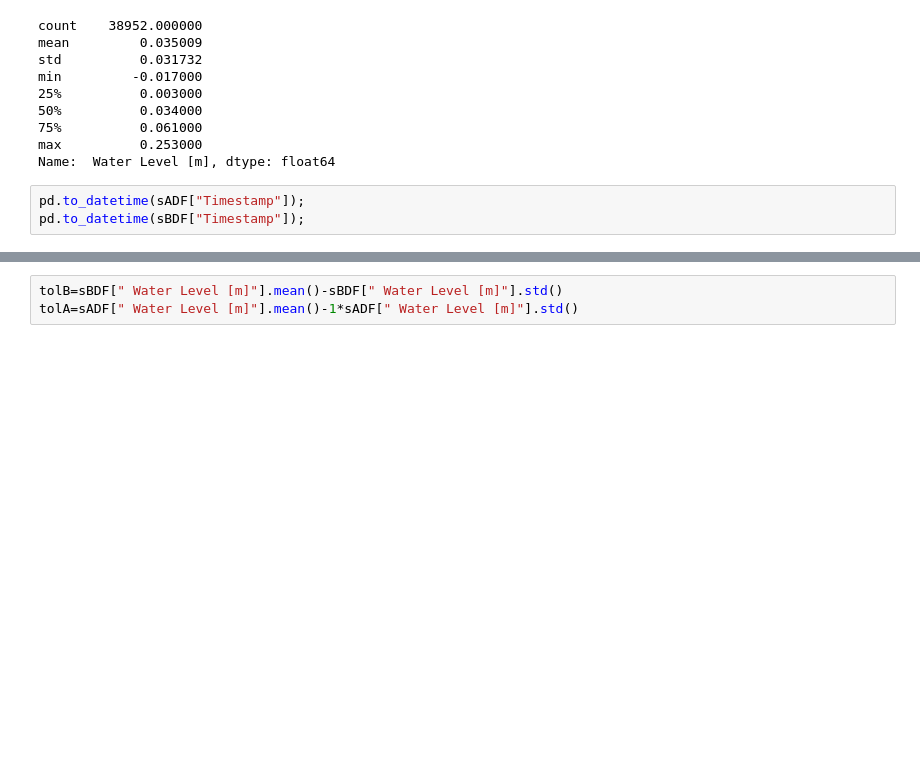
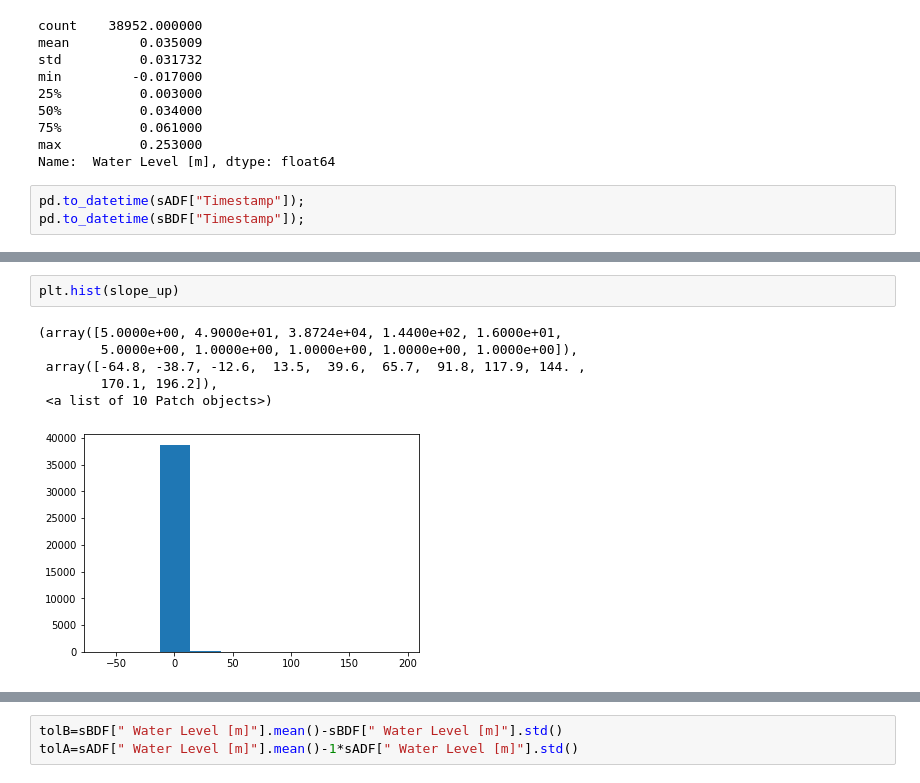
Before and after one commit to hasibum/m2pi22-Novion-Project, a Jupyter notebook: water_level_data.ipynb, the cells around one changed output, grey strips where cells are left out. Saved outputs shown, nothing was run; the diff lists cells and outputs as text; blank space fills up the shorter version.

```diff
--- a/water_level_data.ipynb
+++ b/water_level_data.ipynb
@@ -61,0 +80,9 @@ pd.to_datetime(sBDF["Timestamp"]);
+# %%
+plt.hist(slope_up)
+# %% [output]
+(array([5.0000e+00, 4.9000e+01, 3.8724e+04, 1.4400e+02, 1.6000e+01,
+        5.0000e+00, 1.0000e+00, 1.0000e+00, 1.0000e+00, 1.0000e+00]),
+ array([-64.8, -38.7, -12.6,  13.5,  39.6,  65.7,  91.8, 117.9, 144. ,
+        170.1, 196.2]),
+ <a list of 10 Patch objects>)
+[figure, added]
```
Also changed, not shown: parts of 17 cells of this notebook.
